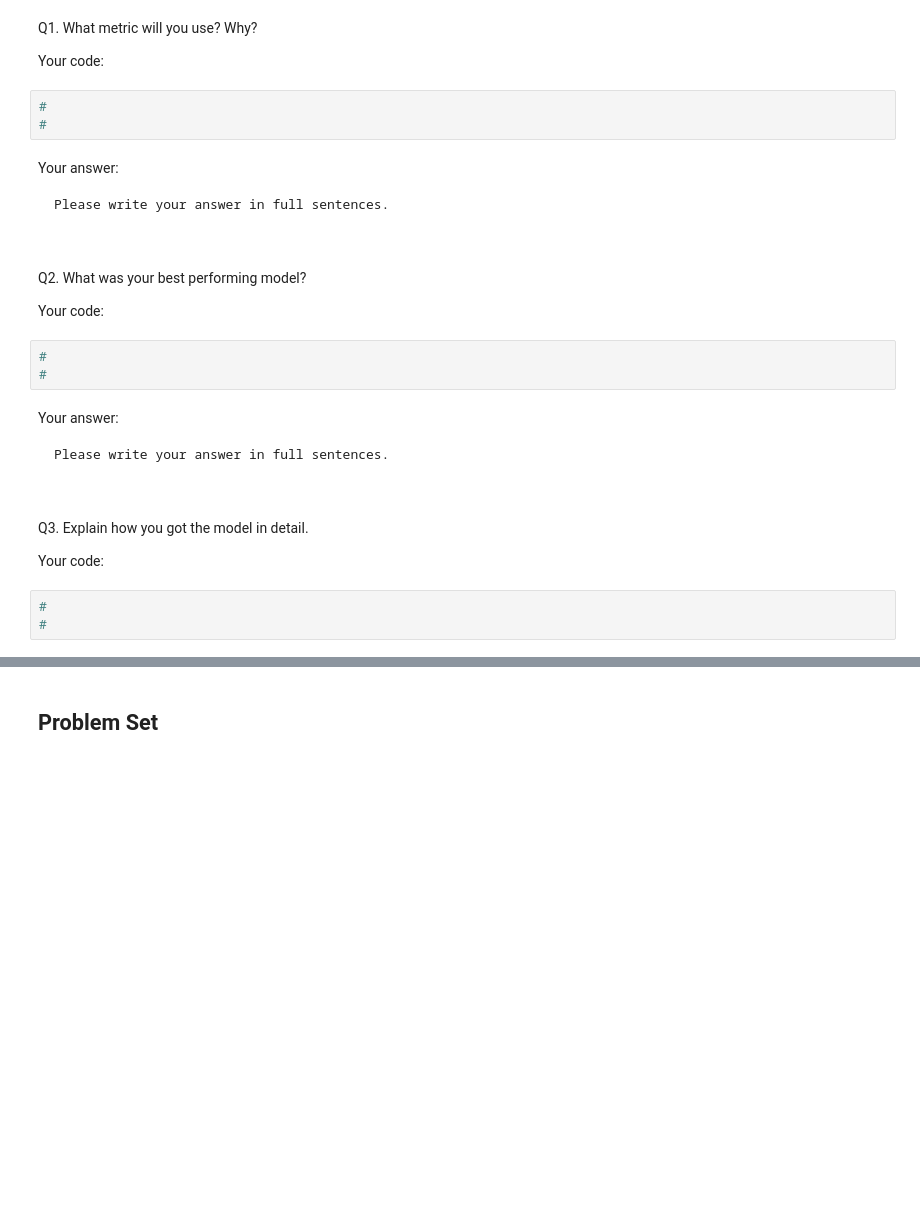
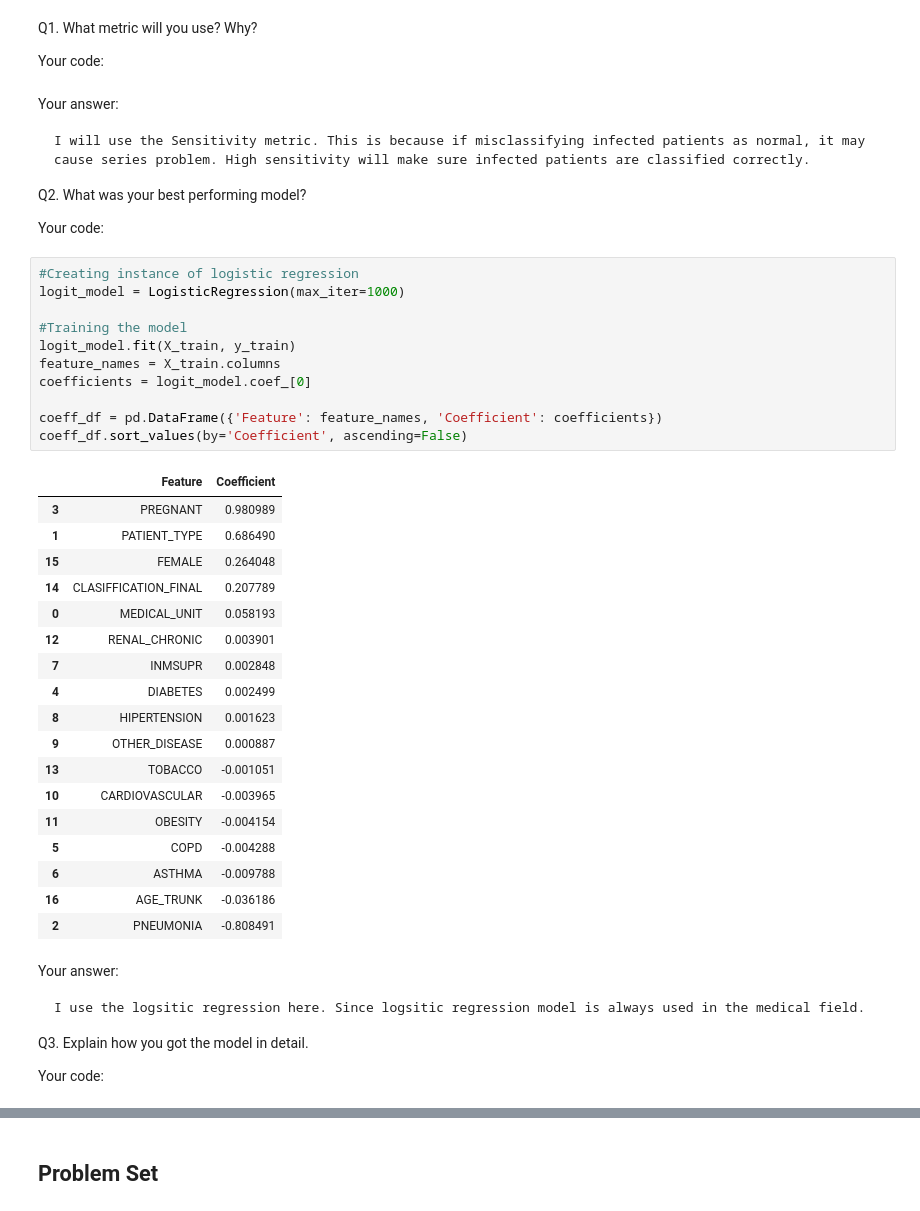
Before and after one commit to BU-MSSP-Classroom/MA679_Spring2024_03_classification-NtwWzh, a Jupyter notebook: Ch04_Classification_Python.ipynb, the cells around one changed output, grey strips where cells are left out. Drawn from its saved outputs; the diff is of its cells as text; blank space fills up the shorter version.

```diff
--- a/Ch04_Classification_Python.ipynb
+++ b/Ch04_Classification_Python.ipynb
@@ -347,40 +379,57 @@ y_test.mean()
 Q1. What metric will you use? Why?
 
 Your code:
-# %%
-#
-#
 # %% [markdown]
 Your answer:
 
 ~~~
-Please write your answer in full sentences.
+I will use the Sensitivity metric. This is because if misclassifying infected patients as normal, it may cause series problem. High sensitivity will make sure infected patients are classified correctly.
+~~~
+Q2. What was your best performing model?
 
 
-~~~
-
-Q2. What was your best performing model?
-
 Your code:
 # %%
-#
-#
+#Creating instance of logistic regression
+logit_model = LogisticRegression(max_iter=1000)
+
+#Training the model
+logit_model.fit(X_train, y_train)
+feature_names = X_train.columns
+coefficients = logit_model.coef_[0]
+
+coeff_df = pd.DataFrame({'Feature': feature_names, 'Coefficient': coefficients})
+coeff_df.sort_values(by='Coefficient', ascending=False)
+# %% [output]
+|  | Feature | Coefficient |
+| 3 | PREGNANT | 0.980989 |
+| 1 | PATIENT_TYPE | 0.686490 |
+| 15 | FEMALE | 0.264048 |
+| 14 | CLASIFFICATION_FINAL | 0.207789 |
+| 0 | MEDICAL_UNIT | 0.058193 |
+| 12 | RENAL_CHRONIC | 0.003901 |
+| 7 | INMSUPR | 0.002848 |
+| 4 | DIABETES | 0.002499 |
+| 8 | HIPERTENSION | 0.001623 |
+| 9 | OTHER_DISEASE | 0.000887 |
+| 13 | TOBACCO | -0.001051 |
+| 10 | CARDIOVASCULAR | -0.003965 |
+| 11 | OBESITY | -0.004154 |
+| 5 | COPD | -0.004288 |
+| 6 | ASTHMA | -0.009788 |
+| 16 | AGE_TRUNK | -0.036186 |
+| 2 | PNEUMONIA | -0.808491 |
 # %% [markdown]
 Your answer:
 
 ~~~
-Please write your answer in full sentences.
-
-
+I use the logsitic regression here. Since logsitic regression model is always used in the medical field.
 ~~~
 
 Q3. Explain how you got the model in detail.
 
 
 Your code:
-# %%
-#
-#
 # %% [markdown]
 Your answer:
 
```
Also changed, not shown: parts of 12 cells of this notebook.
